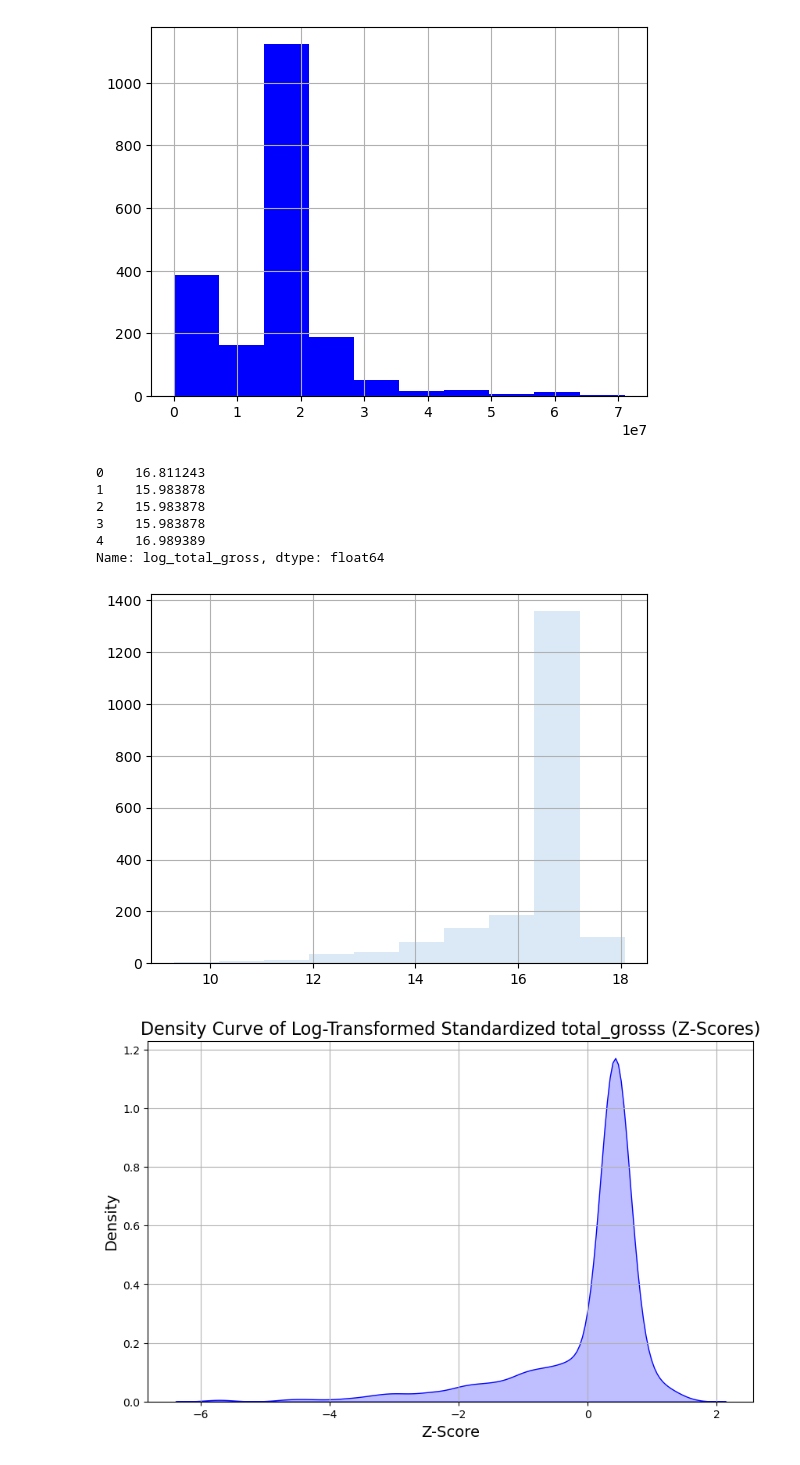
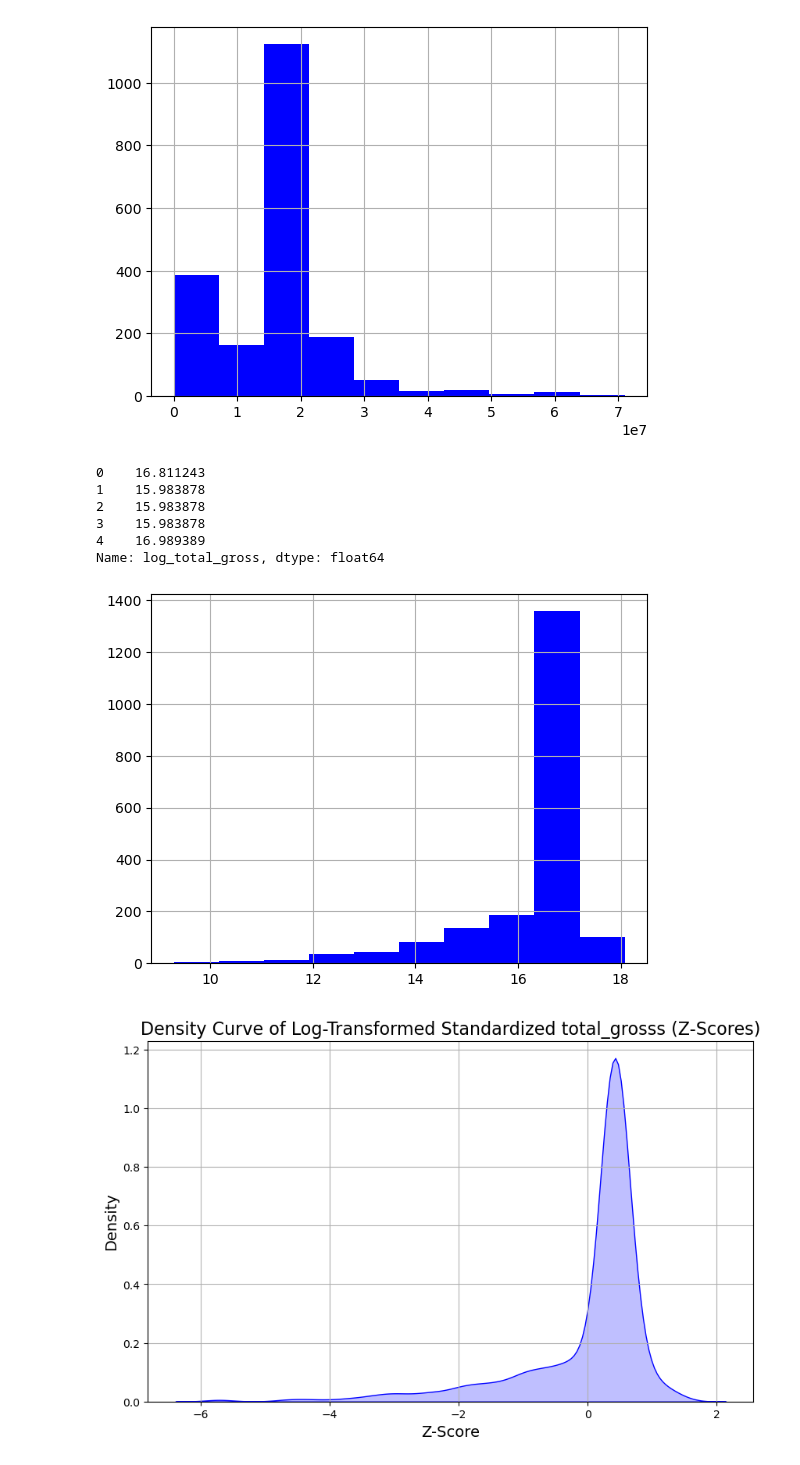
Before and after one commit to Sego-Mich/group_one_phase_two_project, a Jupyter notebook: Phase 2 project analysis-checkpoint.ipynb, the cells around one changed output. Cells and saved outputs as stored; diff of their text form; code cells hidden in the pictures.

```diff
--- a/Phase 2 project analysis-checkpoint.ipynb
+++ b/Phase 2 project analysis-checkpoint.ipynb
@@ -1148,16 +1149,16 @@ merged_movies_final_df.total_gross.hist(color="blue");
 # %%
 # apply log transformation to the 'total_gross' column to reduce skewness
 merged_movies_final_df['log_total_gross'] = np.log1p(merged_movies_final_df['total_gross'])  # Using log1p to handle zeros if any
-merged_movies_final_df['log_total_gross'].hist()
+merged_movies_final_df['log_total_gross'].hist(color="blue")
 merged_movies_final_df['log_total_gross'].head()
 # %% [output]
 0    16.811243
 1    15.983878
 2    15.983878
 3    15.983878
 4    16.989389
 Name: log_total_gross, dtype: float64
-[figure, old version]
+[figure, new version]
 # %%
 # standardize the log-transformed 'total_gross' column
 log_total_gross_mean = merged_movies_final_df['log_total_gross'].mean()
```
Also changed, not shown: parts of 7 cells of this notebook, 1 other file.
